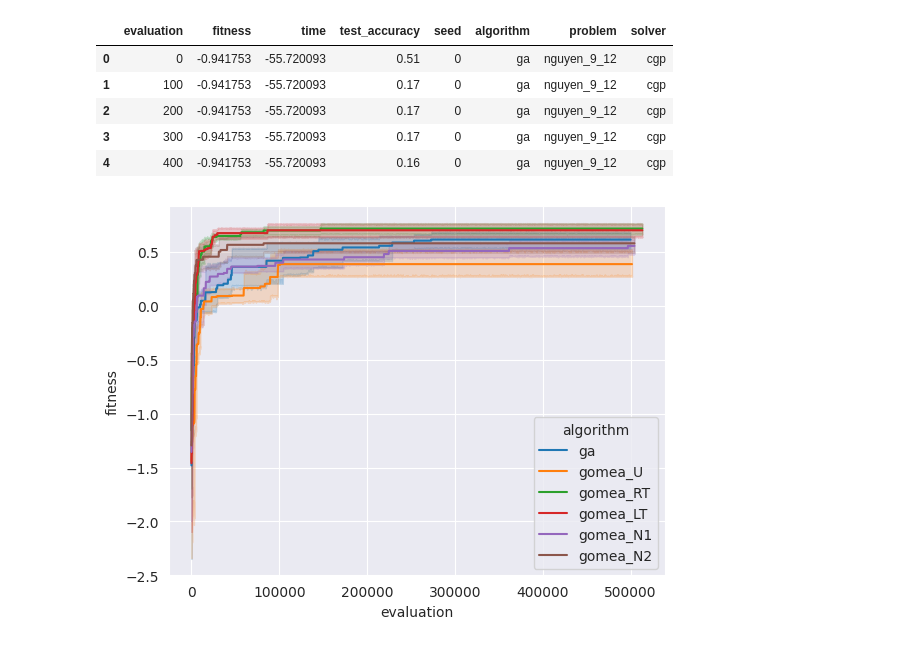
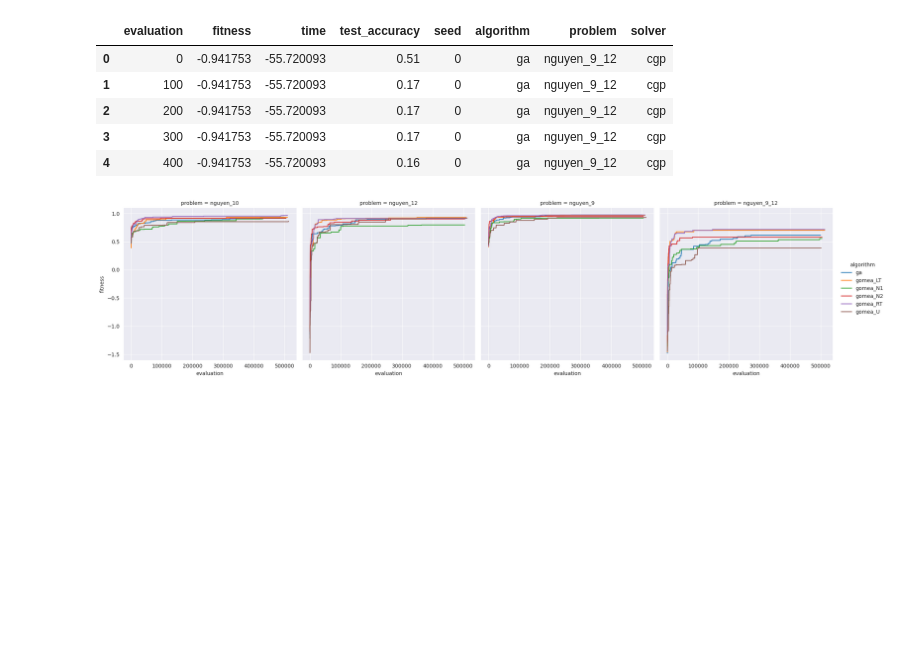
Before and after one commit to giorgia-nadizar/cgpax, a Jupyter notebook: analysis/regression.ipynb, the cells around one changed output. Saved outputs shown, nothing was run; the diff lists cells and outputs as text; code cells hidden in the pictures; blank space fills up the shorter version.

Commit message:
regression analysis updated

```diff
--- a/analysis/regression.ipynb
+++ b/analysis/regression.ipynb
@@ -3,7 +3,7 @@ import pandas as pd
 import seaborn as sns
 from matplotlib import pyplot as plt
 # %%
-problems = ["nguyen_9_12"]
+problems = ["nguyen_9_12", "nguyen_9", "nguyen_10", "nguyen_12"]
 seeds = range(5)
 algorithms = ["ga", "gomea"]
 solvers = ["cgp"]
@@ -41,13 +41,21 @@ regression_df.head()
 | 3 | 300 | -0.941753 | -55.720093 | 0.17 | 0 | ga | nguyen_9_12 | cgp |
 | 4 | 400 | -0.941753 | -55.720093 | 0.16 | 0 | ga | nguyen_9_12 | cgp |
 # %%
-sns.lineplot(
-    regression_df,
+agg_df = (
+    regression_df
+    .groupby(["evaluation", "problem", "algorithm", "solver"])
+    .mean()
+    .reset_index()
+)
+sns.relplot(
+    agg_df,
     x="evaluation",
     y="fitness",
+    col="problem",
     hue="algorithm",
+    kind="line",
 )
 plt.show()
 # %% [output]
-[figure, old version]
+[figure, new version]
 # %%
```
Also changed, not shown: parts of 3 cells of this notebook.
